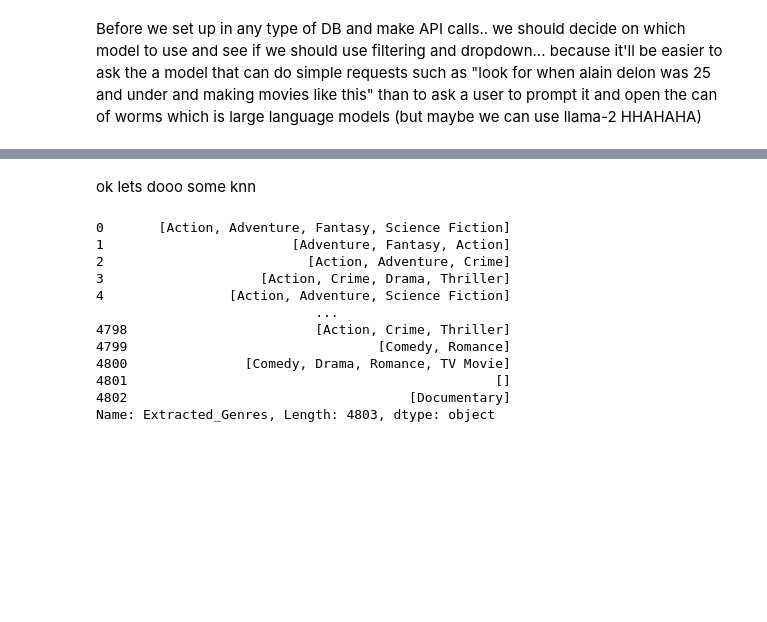
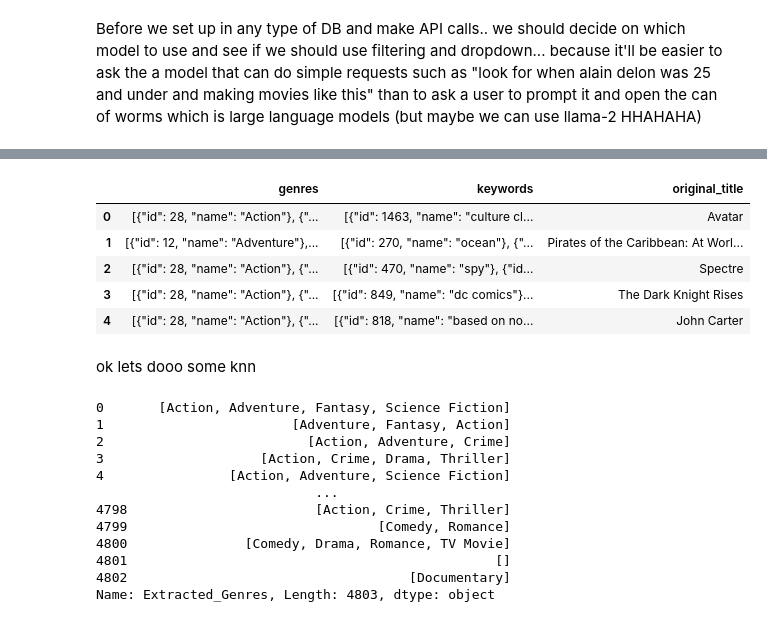
Before and after one commit to Jason3N/boxd.ai, a Jupyter notebook: ml-model/pookie.ipynb, the cells around one changed output, grey strips where cells are left out. Cells and saved outputs as stored; diff of their text form; code cells hidden in the pictures; blank space fills up the shorter version.

```diff
--- a/ml-model/pookie.ipynb
+++ b/ml-model/pookie.ipynb
@@ -25,6 +27,34 @@ df_films.head(5)
 | 2 | 245000000 | [{"id": 28, "name": "Action"}, {"... | http://www.sonypictures.com/movie... | 206647 | [{"id": 470, "name": "spy"}, {"id... | en | Spectre | A cryptic message from Bond’s pas... | ... |
 | 3 | 250000000 | [{"id": 28, "name": "Action"}, {"... | http://www.thedarkknightrises.com/ | 49026 | [{"id": 849, "name": "dc comics"}... | en | The Dark Knight Rises | Following the death of District A... | ... |
 | 4 | 260000000 | [{"id": 28, "name": "Action"}, {"... | http://movies.disney.com/john-carter | 49529 | [{"id": 818, "name": "based on no... | en | John Carter | John Carter is a war-weary, forme... | ... |
+# %%
+df_films = df_films.drop([
+    'budget',
+    'homepage',
+    'original_language',
+    'overview',
+    'popularity',
+    'production_companies',
+    'production_countries',
+    'release_date',
+    'revenue',
+    'runtime',
+    'spoken_languages',
+    'status',
+    'tagline',
+    'title',
+    'vote_average',
+    'vote_count',
+    'id'
+], axis=1)
+df_films.head(5)
+# %% [output]
+|  | genres | keywords | original_title |
+| 0 | [{"id": 28, "name": "Action"}, {"... | [{"id": 1463, "name": "culture cl... | Avatar |
+| 1 | [{"id": 12, "name": "Adventure"},... | [{"id": 270, "name": "ocean"}, {"... | Pirates of the Caribbean: At Worl... |
+| 2 | [{"id": 28, "name": "Action"}, {"... | [{"id": 470, "name": "spy"}, {"id... | Spectre |
+| 3 | [{"id": 28, "name": "Action"}, {"... | [{"id": 849, "name": "dc comics"}... | The Dark Knight Rises |
+| 4 | [{"id": 28, "name": "Action"}, {"... | [{"id": 818, "name": "based on no... | John Carter |
 # %% [markdown]
 ok lets dooo some knn
 # %%
```
Also changed, not shown: parts of 5 cells of this notebook.
